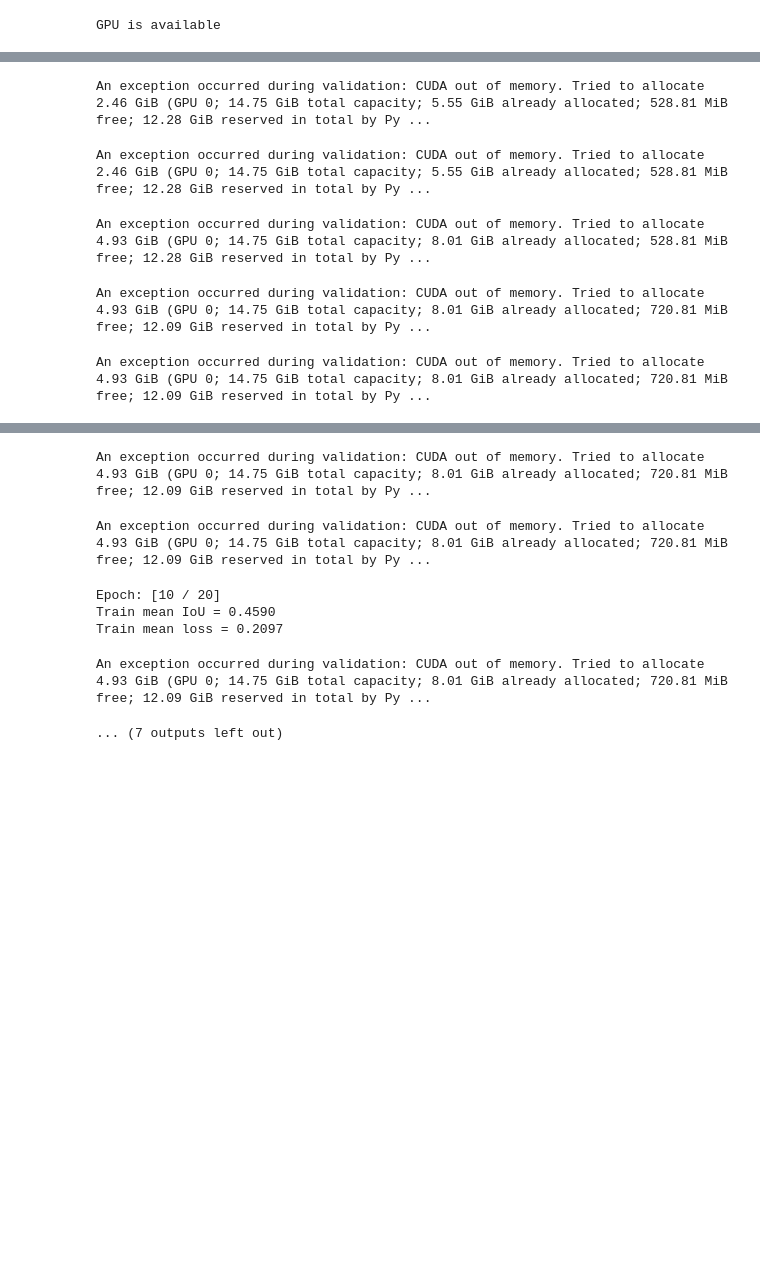
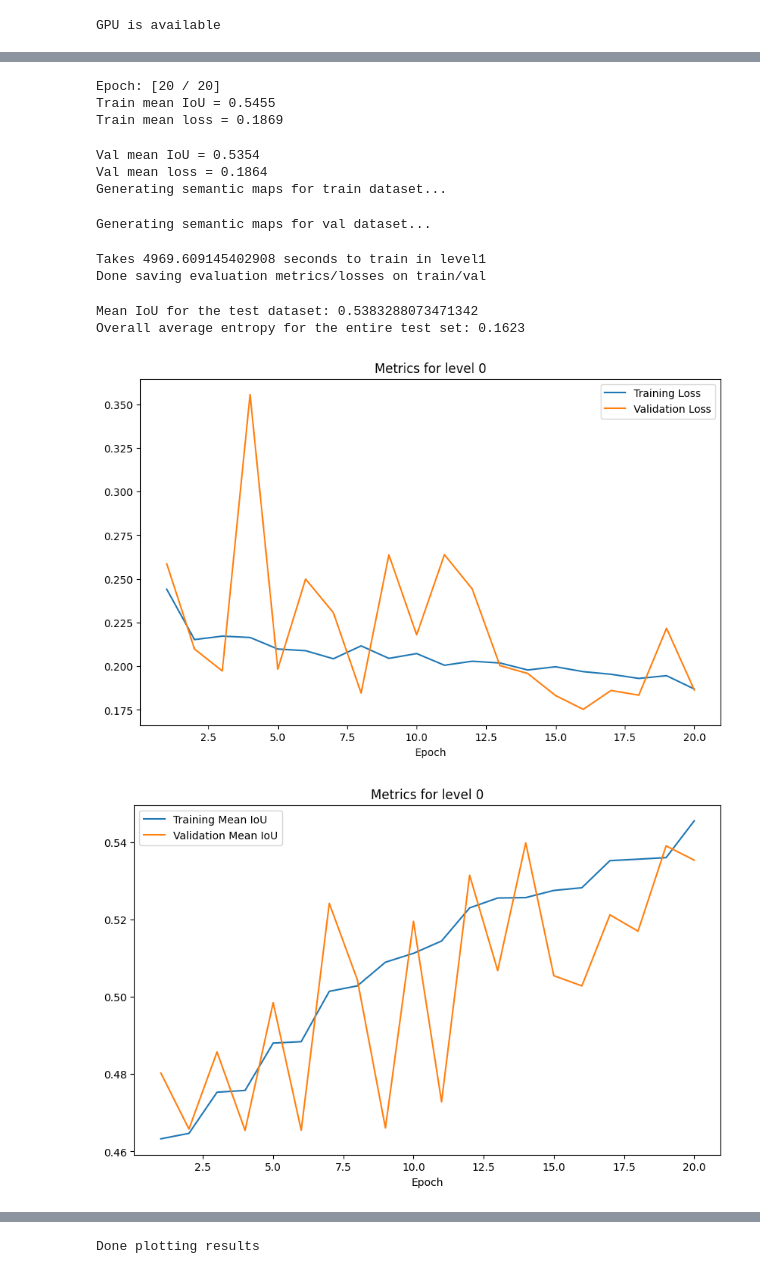
Before and after one commit to AkerkeKesha/stacked-unets, a Jupyter notebook: gcolab_spacenet6_semantic_segmentation.ipynb, the cells around one changed output, grey strips where cells are left out. Drawn from its saved outputs; the diff is of its cells as text; code cells hidden in the pictures; blank space fills up the shorter version.

```diff
--- a/gcolab_spacenet6_semantic_segmentation.ipynb
+++ b/gcolab_spacenet6_semantic_segmentation.ipynb
@@ -141,5 +147,5 @@ no
 # %%
 from src.main import start_stacked_unet
 
-start_stacked_unet(n_levels=1, max_data_points=1000)
+start_stacked_unet(n_levels=1)
 # %% [output]
@@ -150,5 +159,13 @@ An exception occurred during validation: CUDA out of memory. Tried to allocate 4
-An exception occurred during validation: CUDA out of memory. Tried to allocate 2.46 GiB (GPU 0; 14.75 GiB total capacity; 5.55 GiB already allocated; 528.81 MiB free; 12.28 GiB reserved in total by Py ...
+Epoch: [20 / 20]
+Train mean IoU = 0.5455
+Train mean loss = 0.1869
-An exception occurred during validation: CUDA out of memory. Tried to allocate 2.46 GiB (GPU 0; 14.75 GiB total capacity; 5.55 GiB already allocated; 528.81 MiB free; 12.28 GiB reserved in total by Py ...
+Val mean IoU = 0.5354
+Val mean loss = 0.1864
+Generating semantic maps for train dataset...
-An exception occurred during validation: CUDA out of memory. Tried to allocate 4.93 GiB (GPU 0; 14.75 GiB total capacity; 8.01 GiB already allocated; 528.81 MiB free; 12.28 GiB reserved in total by Py ...
+Generating semantic maps for val dataset...
-An exception occurred during validation: CUDA out of memory. Tried to allocate 4.93 GiB (GPU 0; 14.75 GiB total capacity; 8.01 GiB already allocated; 720.81 MiB free; 12.09 GiB reserved in total by Py ...
+Takes 4969.609145402908 seconds to train in level1
+Done saving evaluation metrics/losses on train/val
-An exception occurred during validation: CUDA out of memory. Tried to allocate 4.93 GiB (GPU 0; 14.75 GiB total capacity; 8.01 GiB already allocated; 720.81 MiB free; 12.09 GiB reserved in total by Py ...
+Mean IoU for the test dataset: 0.5383288073471342
+Overall average entropy for the entire test set: 0.1623
+[figure, added]
+[figure, added]
@@ -155,10 +174,4 @@ An exception occurred during validation: CUDA out of memory. Tried to allocate 4
-An exception occurred during validation: CUDA out of memory. Tried to allocate 4.93 GiB (GPU 0; 14.75 GiB total capacity; 8.01 GiB already allocated; 720.81 MiB free; 12.09 GiB reserved in total by Py ...
+Done plotting results
-An exception occurred during validation: CUDA out of memory. Tried to allocate 4.93 GiB (GPU 0; 14.75 GiB total capacity; 8.01 GiB already allocated; 720.81 MiB free; 12.09 GiB reserved in total by Py ...
-Epoch: [10 / 20]
-Train mean IoU = 0.4590
-Train mean loss = 0.2097
-An exception occurred during validation: CUDA out of memory. Tried to allocate 4.93 GiB (GPU 0; 14.75 GiB total capacity; 8.01 GiB already allocated; 720.81 MiB free; 12.09 GiB reserved in total by Py ...
-... (7 outputs left out)
 # %%
 !zip -r output_baseline_sn6.zip output > /dev/null 2>&1
 # %%
```
Also changed, not shown: parts of 10 cells of this notebook.
